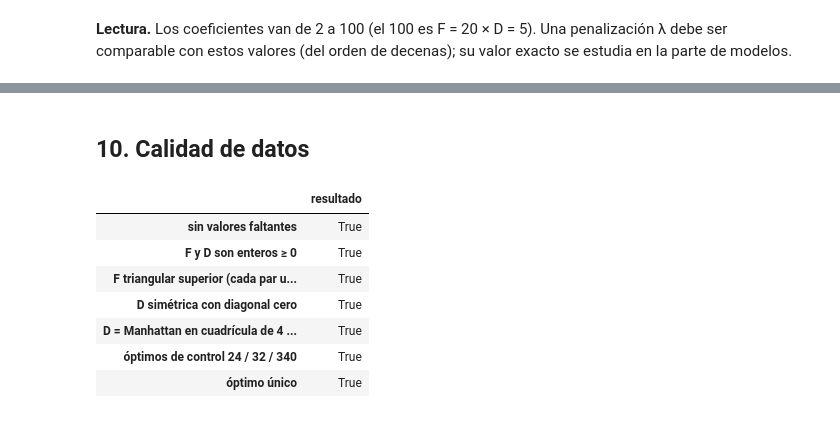
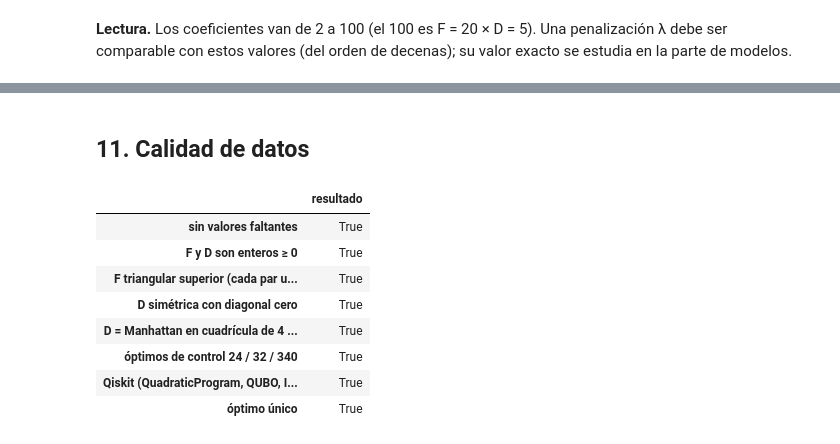
Before and after one commit to rodnm/hackathon-qiskit-fall-fest-2026, a Jupyter notebook: notebooks/01_data.ipynb, the cells around one changed output, grey strips where cells are left out. Drawn from its saved outputs; the diff is of its cells as text; code cells hidden in the pictures.

```diff
--- a/notebooks/01_data.ipynb
+++ b/notebooks/01_data.ipynb
@@ -745,24 +887,26 @@ valores (del orden de decenas); su valor exacto se estudia en la parte de modelo
 # %% [markdown]
-## 10. Calidad de datos
+## 11. Calidad de datos
 # %%
 checks = pd.Series({
     "sin valores faltantes": bool(np.isfinite(F).all() and np.isfinite(D).all()),
     "F y D son enteros ≥ 0": bool((F >= 0).all() and (D >= 0).all() and F.dtype.kind == D.dtype.kind == "i"),
     "F triangular superior (cada par una vez)": bool(np.array_equal(F, np.triu(F, 1))),
     "D simétrica con diagonal cero": bool(np.array_equal(D, D.T) and not np.diag(D).any()),
     "D = Manhattan en cuadrícula de 4 columnas": is_manhattan,
     "óptimos de control 24 / 32 / 340": [load_instance(m).optimum for m in (3, 4, 10)] == [24, 32, 340],
+    "Qiskit (QuadraticProgram, QUBO, Ising) reproduce el costo": bool(qiskit_table["costo = QuadraticProgram = QUBO = Ising"].all()),
     "óptimo único": n_opt == 1,
 }, name="resultado")
 display(checks.to_frame())
 assert checks.iloc[:-1].all()
 # %% [output]
 |  | resultado |
 | sin valores faltantes | True |
 | F y D son enteros ≥ 0 | True |
 | F triangular superior (cada par u... | True |
 | D simétrica con diagonal cero | True |
 | D = Manhattan en cuadrícula de 4 ... | True |
 | óptimos de control 24 / 32 / 340 | True |
+| Qiskit (QuadraticProgram, QUBO, I... | True |
 | óptimo único | True |
 # %% [markdown]
```
Also changed, not shown: parts of 13 cells of this notebook, 6 other files.
